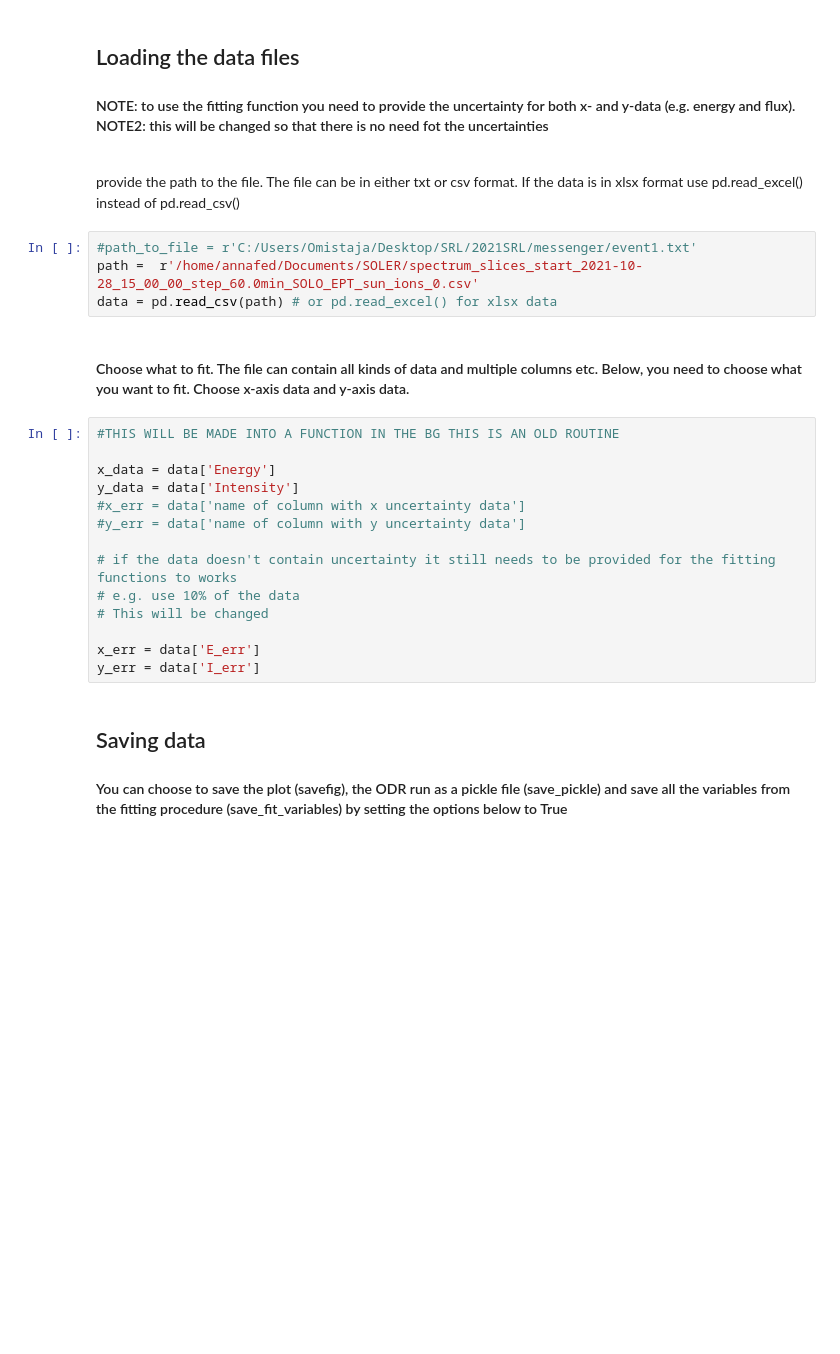
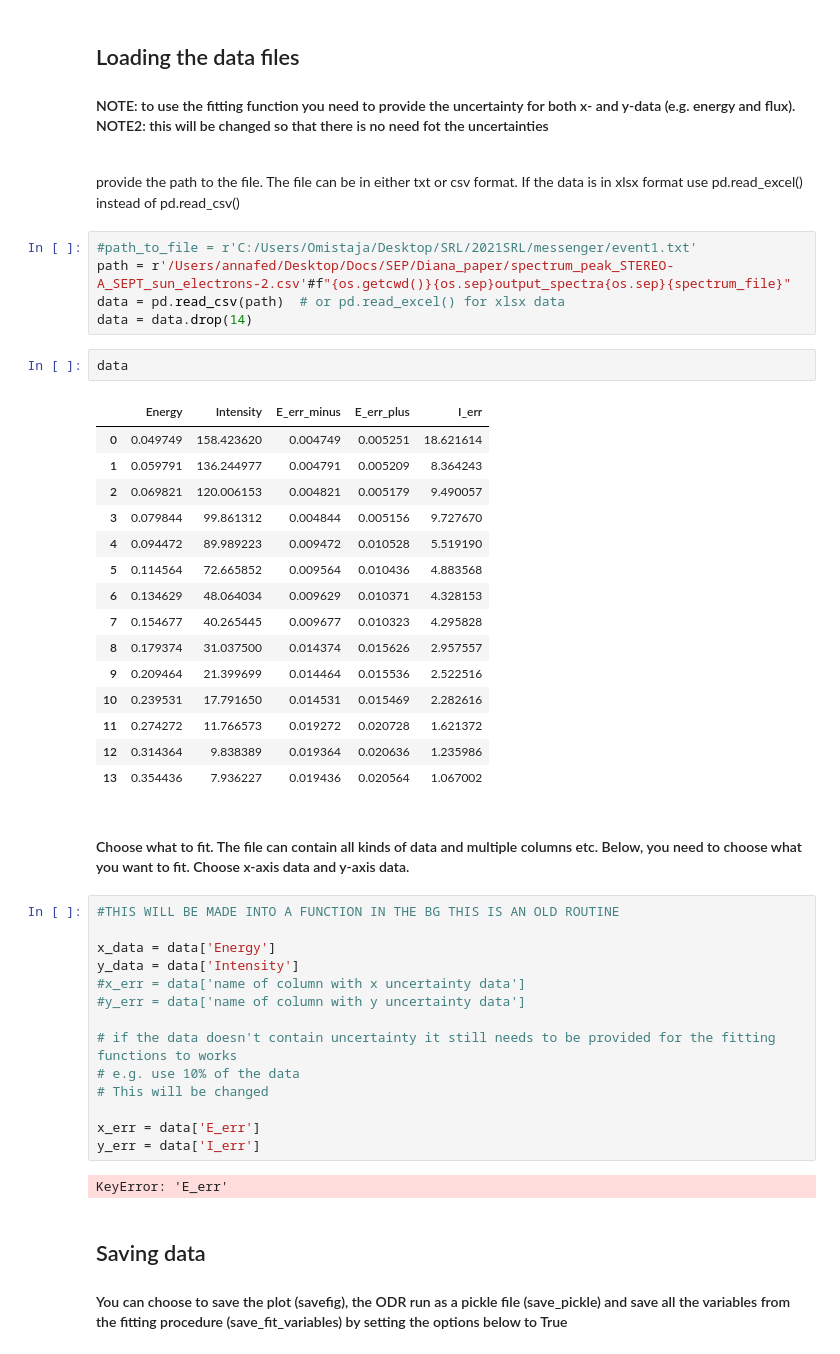
Before and after one commit to AnnamariaFedeli/SolOEPD-Plot-n-Fit-SEE, a Jupyter notebook: SEP_fit_spectra.ipynb, the cells around one changed output. Saved outputs shown, nothing was run; the diff lists cells and outputs as text; blank space fills up the shorter version.

Commit message:
Added sep tools notebook and changed check odr output

```diff
--- a/SEP_fit_spectra.ipynb
+++ b/SEP_fit_spectra.ipynb
@@ -19,8 +19,27 @@ The data loading process uses solo-epd-loader. (TO DO: CHANGE DEPENDING ON THE R
 <br> provide the path to the file. The file can be in either txt or csv format. If the data is in xlsx format use pd.read_excel() instead of pd.read_csv()
 # %%
 #path_to_file = r'C:/Users/Omistaja/Desktop/SRL/2021SRL/messenger/event1.txt'
-path =  r'/home/annafed/Documents/SOLER/spectrum_slices_start_2021-10-28_15_00_00_step_60.0min_SOLO_EPT_sun_ions_0.csv'
-data = pd.read_csv(path) # or pd.read_excel() for xlsx data
+path = r'/Users/annafed/Desktop/Docs/SEP/Diana_paper/spectrum_peak_STEREO-A_SEPT_sun_electrons-2.csv'#f"{os.getcwd()}{os.sep}output_spectra{os.sep}{spectrum_file}"
+data = pd.read_csv(path)  # or pd.read_excel() for xlsx data
+data = data.drop(14)
+# %%
+data
+# %% [output]
+|  | Energy | Intensity | E_err_minus | E_err_plus | I_err |
+| 0 | 0.049749 | 158.423620 | 0.004749 | 0.005251 | 18.621614 |
+| 1 | 0.059791 | 136.244977 | 0.004791 | 0.005209 | 8.364243 |
+| 2 | 0.069821 | 120.006153 | 0.004821 | 0.005179 | 9.490057 |
+| 3 | 0.079844 | 99.861312 | 0.004844 | 0.005156 | 9.727670 |
+| 4 | 0.094472 | 89.989223 | 0.009472 | 0.010528 | 5.519190 |
+| 5 | 0.114564 | 72.665852 | 0.009564 | 0.010436 | 4.883568 |
+| 6 | 0.134629 | 48.064034 | 0.009629 | 0.010371 | 4.328153 |
+| 7 | 0.154677 | 40.265445 | 0.009677 | 0.010323 | 4.295828 |
+| 8 | 0.179374 | 31.037500 | 0.014374 | 0.015626 | 2.957557 |
+| 9 | 0.209464 | 21.399699 | 0.014464 | 0.015536 | 2.522516 |
+| 10 | 0.239531 | 17.791650 | 0.014531 | 0.015469 | 2.282616 |
+| 11 | 0.274272 | 11.766573 | 0.019272 | 0.020728 | 1.621372 |
+| 12 | 0.314364 | 9.838389 | 0.019364 | 0.020636 | 1.235986 |
+| 13 | 0.354436 | 7.936227 | 0.019436 | 0.020564 | 1.067002 |
 # %% [markdown]
 #### Choose what to fit. The file can contain all kinds of data and multiple columns etc. Below, you need to choose what you want to fit. Choose x-axis data and y-axis data.
 # %%
@@ -37,6 +56,8 @@ y_data = data['Intensity']
 
 x_err = data['E_err']
 y_err = data['I_err']
+# %% [output]
+KeyError: 'E_err'
 # %% [markdown]
 ## Saving data
 #### You can choose to save the plot (savefig), the ODR run as a pickle file (save_pickle) and save all the variables from the fitting procedure (save_fit_variables) by setting the options below to True
```
Also changed, not shown: 4 other files.
